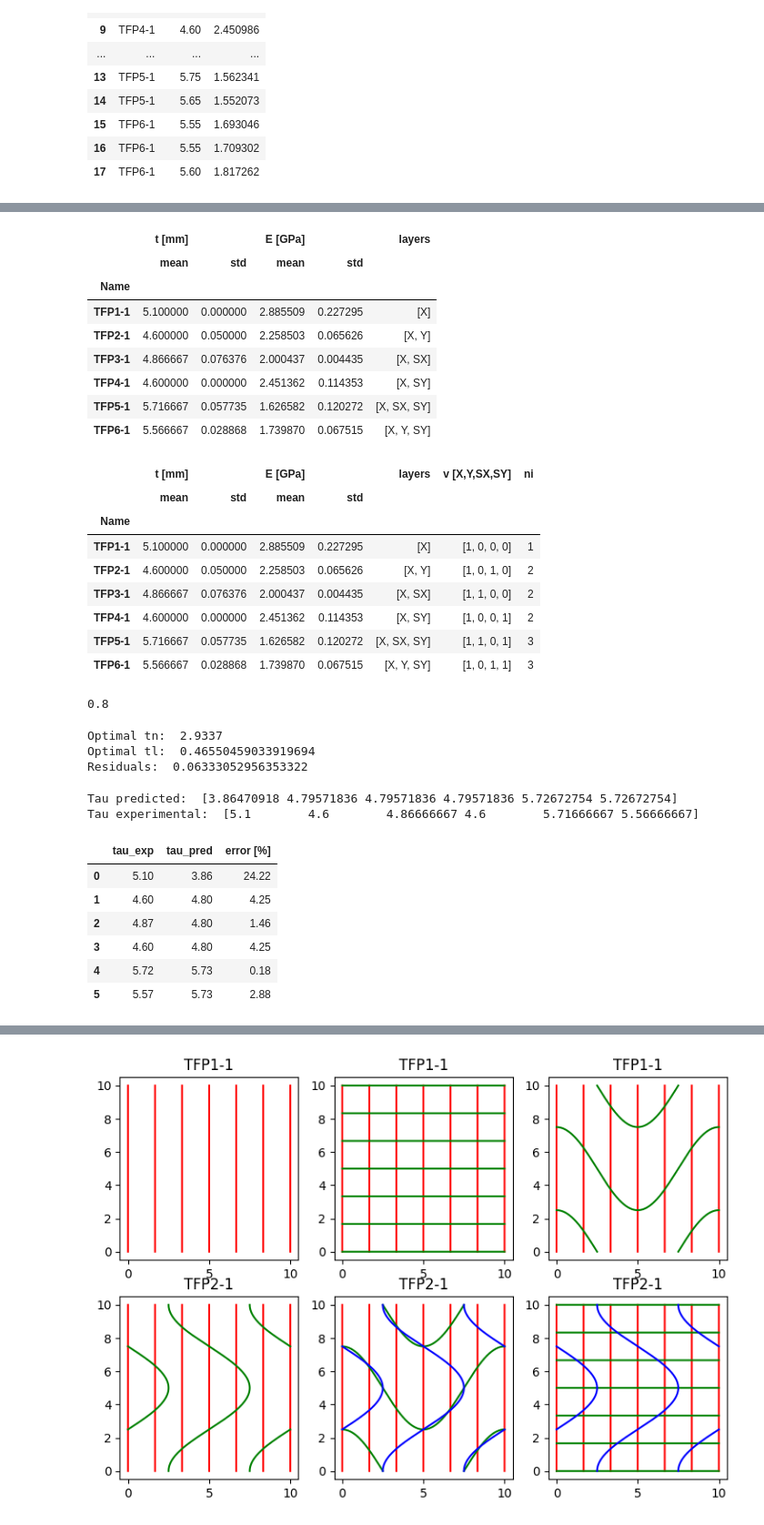
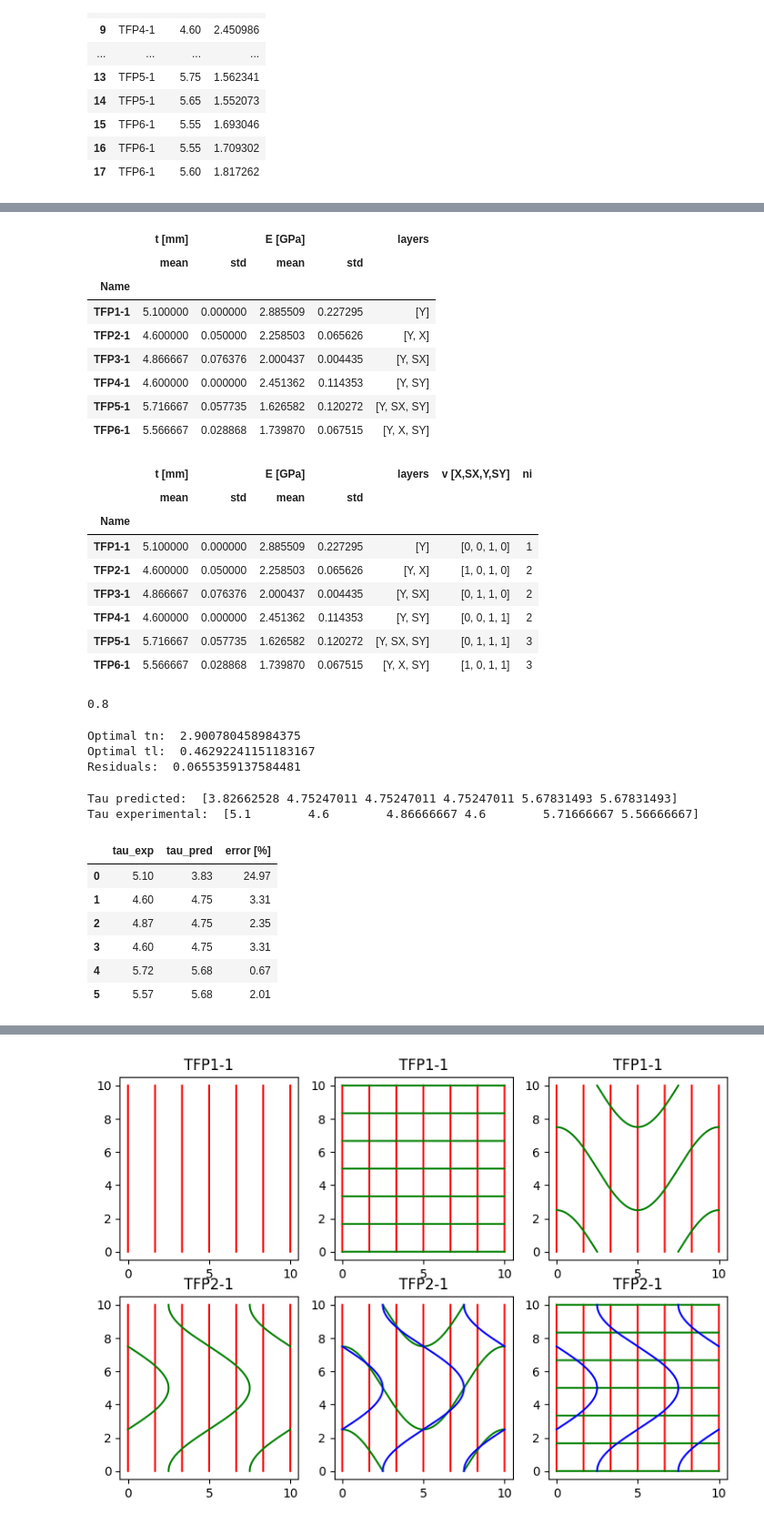
Before and after one commit to AdvancedMaterialSimulation/CITISENS_Composite, a Jupyter notebook: scripts/AnalyticalLayers/ALL_TFP/FixThickness.ipynb, the cells around one changed output, grey strips where cells are left out. Shown at 91% size. Saved outputs shown, nothing was run; the diff lists cells and outputs as text; code cells hidden in the pictures.

```diff
--- a/scripts/AnalyticalLayers/ALL_TFP/FixThickness.ipynb
+++ b/scripts/AnalyticalLayers/ALL_TFP/FixThickness.ipynb
@@ -74,11 +74,11 @@ df_stats
 # %%
 composition = [
-        ["X"],
-        ["X", "Y"],
-        ["X", "SX"],
-        ["X", "SY"],
-        ["X","SX", "SY"],
-        ["X","Y", "SY"]
+        ["Y"],
+        ["Y", "X"],
+        ["Y", "SX"],
+        ["Y", "SY"],
+        ["Y","SX", "SY"],
+        ["Y","X", "SY"]
     ]
 df_stats["layers"] = composition
 # %%
@@ -110,12 +129,12 @@ df_stats
 |  | t [mm] |  | E [GPa] |  | layers |
 |  | mean | std | mean | std |  |
 | Name |  |  |  |  |  |
-| TFP1-1 | 5.100000 | 0.000000 | 2.885509 | 0.227295 | [X] |
-| TFP2-1 | 4.600000 | 0.050000 | 2.258503 | 0.065626 | [X, Y] |
-| TFP3-1 | 4.866667 | 0.076376 | 2.000437 | 0.004435 | [X, SX] |
-| TFP4-1 | 4.600000 | 0.000000 | 2.451362 | 0.114353 | [X, SY] |
-| TFP5-1 | 5.716667 | 0.057735 | 1.626582 | 0.120272 | [X, SX, SY] |
-| TFP6-1 | 5.566667 | 0.028868 | 1.739870 | 0.067515 | [X, Y, SY] |
+| TFP1-1 | 5.100000 | 0.000000 | 2.885509 | 0.227295 | [Y] |
+| TFP2-1 | 4.600000 | 0.050000 | 2.258503 | 0.065626 | [Y, X] |
+| TFP3-1 | 4.866667 | 0.076376 | 2.000437 | 0.004435 | [Y, SX] |
+| TFP4-1 | 4.600000 | 0.000000 | 2.451362 | 0.114353 | [Y, SY] |
+| TFP5-1 | 5.716667 | 0.057735 | 1.626582 | 0.120272 | [Y, SX, SY] |
+| TFP6-1 | 5.566667 | 0.028868 | 1.739870 | 0.067515 | [Y, X, SY] |
 # %%
 # [X]       -> [1,0,0,0]
 # [X, SX]   -> [1,0,1,0]
@@ -138,19 +157,19 @@ def get_vector(list_of_layers):
     return vector
 # %%
 
-df_stats['v [X,Y,SX,SY]'] = df_stats['layers'].apply(get_vector)
+df_stats['v [X,SX,Y,SY]'] = df_stats['layers'].apply(get_vector)
 df_stats["ni"] = df_stats["layers"].apply(len)
 df_stats
 # %% [output]
-|  | t [mm] |  | E [GPa] |  | layers | v [X,Y,SX,SY] | ni |
+|  | t [mm] |  | E [GPa] |  | layers | v [X,SX,Y,SY] | ni |
 |  | mean | std | mean | std |  |  |  |
 | Name |  |  |  |  |  |  |  |
-| TFP1-1 | 5.100000 | 0.000000 | 2.885509 | 0.227295 | [X] | [1, 0, 0, 0] | 1 |
-| TFP2-1 | 4.600000 | 0.050000 | 2.258503 | 0.065626 | [X, Y] | [1, 0, 1, 0] | 2 |
-| TFP3-1 | 4.866667 | 0.076376 | 2.000437 | 0.004435 | [X, SX] | [1, 1, 0, 0] | 2 |
-| TFP4-1 | 4.600000 | 0.000000 | 2.451362 | 0.114353 | [X, SY] | [1, 0, 0, 1] | 2 |
-| TFP5-1 | 5.716667 | 0.057735 | 1.626582 | 0.120272 | [X, SX, SY] | [1, 1, 0, 1] | 3 |
-| TFP6-1 | 5.566667 | 0.028868 | 1.739870 | 0.067515 | [X, Y, SY] | [1, 0, 1, 1] | 3 |
+| TFP1-1 | 5.100000 | 0.000000 | 2.885509 | 0.227295 | [Y] | [0, 0, 1, 0] | 1 |
+| TFP2-1 | 4.600000 | 0.050000 | 2.258503 | 0.065626 | [Y, X] | [1, 0, 1, 0] | 2 |
+| TFP3-1 | 4.866667 | 0.076376 | 2.000437 | 0.004435 | [Y, SX] | [0, 1, 1, 0] | 2 |
+| TFP4-1 | 4.600000 | 0.000000 | 2.451362 | 0.114353 | [Y, SY] | [0, 0, 1, 1] | 2 |
+| TFP5-1 | 5.716667 | 0.057735 | 1.626582 | 0.120272 | [Y, SX, SY] | [0, 1, 1, 1] | 3 |
+| TFP6-1 | 5.566667 | 0.028868 | 1.739870 | 0.067515 | [Y, X, SY] | [1, 0, 1, 1] | 3 |
 # %%
 # only thin
 
@@ -192,9 +211,9 @@ print("Optimal tn: ", tn_opt)
 print("Optimal tl: ", tl_opt)
 print("Residuals: ", res.fun)
 # %% [output]
-Optimal tn:  2.9337
-Optimal tl:  0.46550459033919694
-Residuals:  0.06333052956353322
+Optimal tn:  2.900780458984375
+Optimal tl:  0.46292241151183167
+Residuals:  0.0655359137584481
 # %%
 # Tau predicted
 print("Tau predicted: ", tau_pred)
@@ -206,15 +225,15 @@ df_exp["error [%]"] = 100*abs(df_exp["tau_exp"] - df_exp["tau_pred"]) / df_exp["
 df_exp = df_exp.round(2)
 df_exp
 # %% [output]
-Tau predicted:  [3.86470918 4.79571836 4.79571836 4.79571836 5.72672754 5.72672754]
+Tau predicted:  [3.82662528 4.75247011 4.75247011 4.75247011 5.67831493 5.67831493]
 Tau experimental:  [5.1        4.6        4.86666667 4.6        5.71666667 5.56666667]
 |  | tau_exp | tau_pred | error [%] |
-| 0 | 5.10 | 3.86 | 24.22 |
-| 1 | 4.60 | 4.80 | 4.25 |
-| 2 | 4.87 | 4.80 | 1.46 |
-| 3 | 4.60 | 4.80 | 4.25 |
-| 4 | 5.72 | 5.73 | 0.18 |
-| 5 | 5.57 | 5.73 | 2.88 |
+| 0 | 5.10 | 3.83 | 24.97 |
+| 1 | 4.60 | 4.75 | 3.31 |
+| 2 | 4.87 | 4.75 | 2.35 |
+| 3 | 4.60 | 4.75 | 3.31 |
+| 4 | 5.72 | 5.68 | 0.67 |
+| 5 | 5.57 | 5.68 | 2.01 |
 # %%
 df_stats["layers"][0]
 # %% [output]
```
Also changed, not shown: parts of 12 cells of this notebook, 18 other files.
